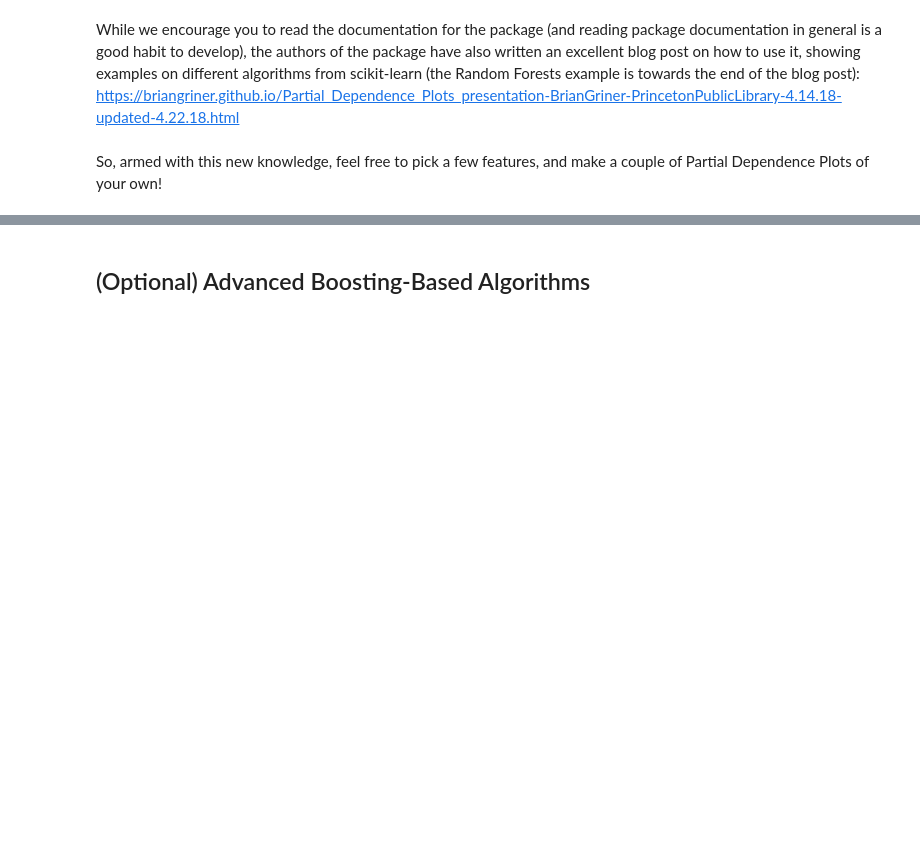
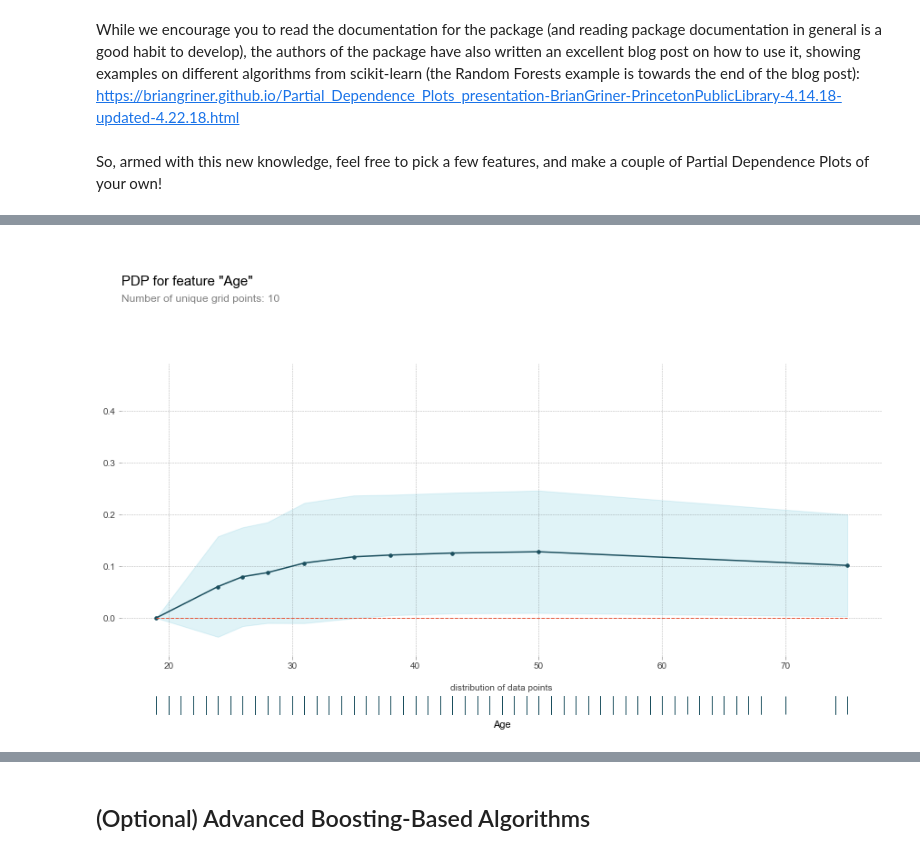
Before and after one commit to sarioz/Springboard, a Jupyter notebook: Mini-Projects/13_5.1-TreeBasedAlgorithms/Mini_Project_Tree-Based_Algorithms.ipynb, the cells around one changed output, grey strips where cells are left out. Saved outputs shown, nothing was run; the diff lists cells and outputs as text; code cells hidden in the pictures; blank space fills up the shorter version.

```diff
--- a/Mini-Projects/13_5.1-TreeBasedAlgorithms/Mini_Project_Tree-Based_Algorithms.ipynb
+++ b/Mini-Projects/13_5.1-TreeBasedAlgorithms/Mini_Project_Tree-Based_Algorithms.ipynb
@@ -90,0 +416,6 @@ So, armed with this new knowledge, feel free to pick a few features, and make a
+# %%
+fig, axes = pdp.pdp_plot(pdp_isolate_out=pdp_age,
+                         feature_name='Age',
+                         plot_pts_dist=True)
+# %% [output]
+[figure, added]
```
Also changed, not shown: parts of 54 cells of this notebook.
